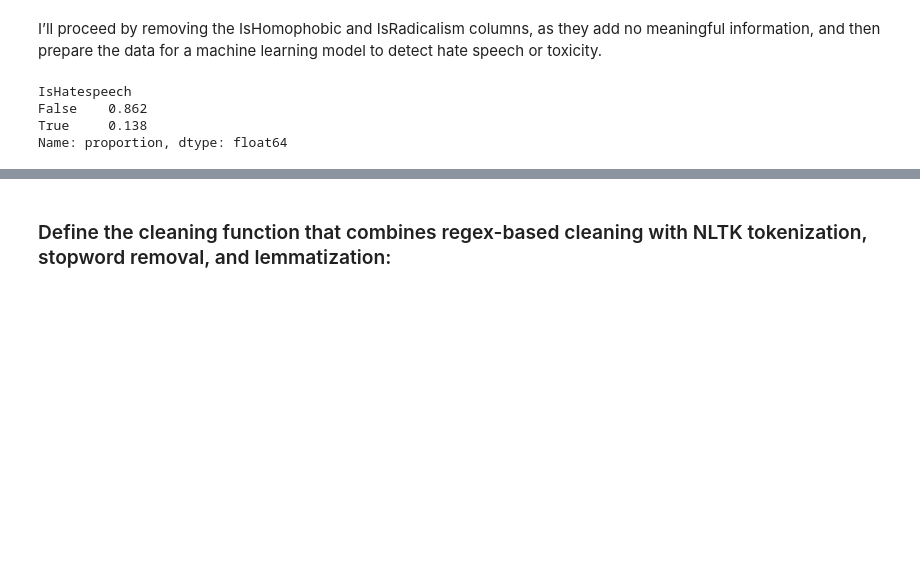
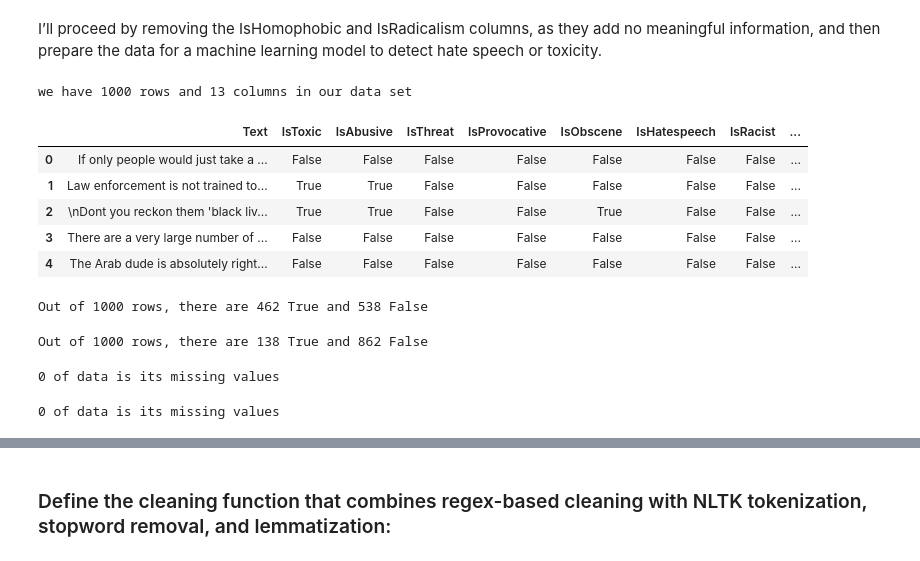
Before and after one commit to AI-School-F5-P3/NLP_Grupo3, a Jupyter notebook: notebooks/EDA.ipynb, the cells around one changed output, grey strips where cells are left out. Drawn from its saved outputs; the diff is of its cells as text; code cells hidden in the pictures; blank space fills up the shorter version.

```diff
--- a/notebooks/EDA.ipynb
+++ b/notebooks/EDA.ipynb
@@ -184,21 +149,44 @@ Data Types: All columns have appropriate data types.
  I’ll proceed by removing the IsHomophobic and IsRadicalism columns, as they add no meaningful information, and then prepare the data for a machine learning model to detect hate speech or toxicity.
 # %%
 # Dropping columns with only False values
-data_cleaned = data.drop(columns=['IsHomophobic', 'IsRadicalism'])
+data_cleaned = data.drop(columns=['IsHomophobic', 'IsRadicalism', 'CommentId', 'VideoId'])
-# %%
-# Setting up for hate speech detection by focusing on 'IsHatespeech' as the target
-data_hate = data_cleaned[['Text', 'IsHatespeech']]
-
-# Checking the balance of the new target variable 'IsHatespeech'
-hate_speech_balance = data_hate['IsHatespeech'].value_counts(normalize=True)
-
-# Displaying target balance before proceeding with model setup
-hate_speech_balance
-# %% [output]
-IsHatespeech
-False    0.862
-True     0.138
-Name: proportion, dtype: float64
+# %%
+print("we have {} rows and {} columns in our data set".format(len(data_cleaned), len(data_cleaned.columns)))
+# %% [output]
+we have 1000 rows and 13 columns in our data set
+# %%
+data_cleaned.head()
+# %% [output]
+|  | Text | IsToxic | IsAbusive | IsThreat | IsProvocative | IsObscene | IsHatespeech | IsRacist | ... |
+| 0 | If only people would just take a ... | False | False | False | False | False | False | False | ... |
+| 1 | Law enforcement is not trained to... | True | True | False | False | False | False | False | ... |
+| 2 | \nDont you reckon them 'black liv... | True | True | False | False | True | False | False | ... |
+| 3 | There are a very large number of ... | False | False | False | False | False | False | False | ... |
+| 4 | The Arab dude is absolutely right... | False | False | False | False | False | False | False | ... |
+# %%
+print("Out of {} rows, there are {} True and {} False".format(
+    len(data_cleaned),
+    len(data_cleaned[data_cleaned['IsToxic'] == True]),  # Note: True without quotes
+    len(data_cleaned[data_cleaned['IsToxic'] == False])   # Note: False without quotes
+))
+# %% [output]
+Out of 1000 rows, there are 462 True and 538 False
+# %%
+print("Out of {} rows, there are {} True and {} False".format(
+    len(data_cleaned),
+    len(data_cleaned[data_cleaned['IsHatespeech'] == True]),  # Note: True without quotes
+    len(data_cleaned[data_cleaned['IsHatespeech'] == False])   # Note: False without quotes
+))
+# %% [output]
+Out of 1000 rows, there are 138 True and 862 False
+# %%
+print("{} of data is its missing values".format(data_cleaned['IsToxic'].isnull().sum()))
+# %% [output]
+0 of data is its missing values
+# %%
+print("{} of data is its missing values".format(data_cleaned['IsHatespeech'].isnull().sum()))
+# %% [output]
+0 of data is its missing values
 # %%
 import nltk
 nltk.download('stopwords')
```
Also changed, not shown: parts of 16 cells of this notebook, 16 other files.
